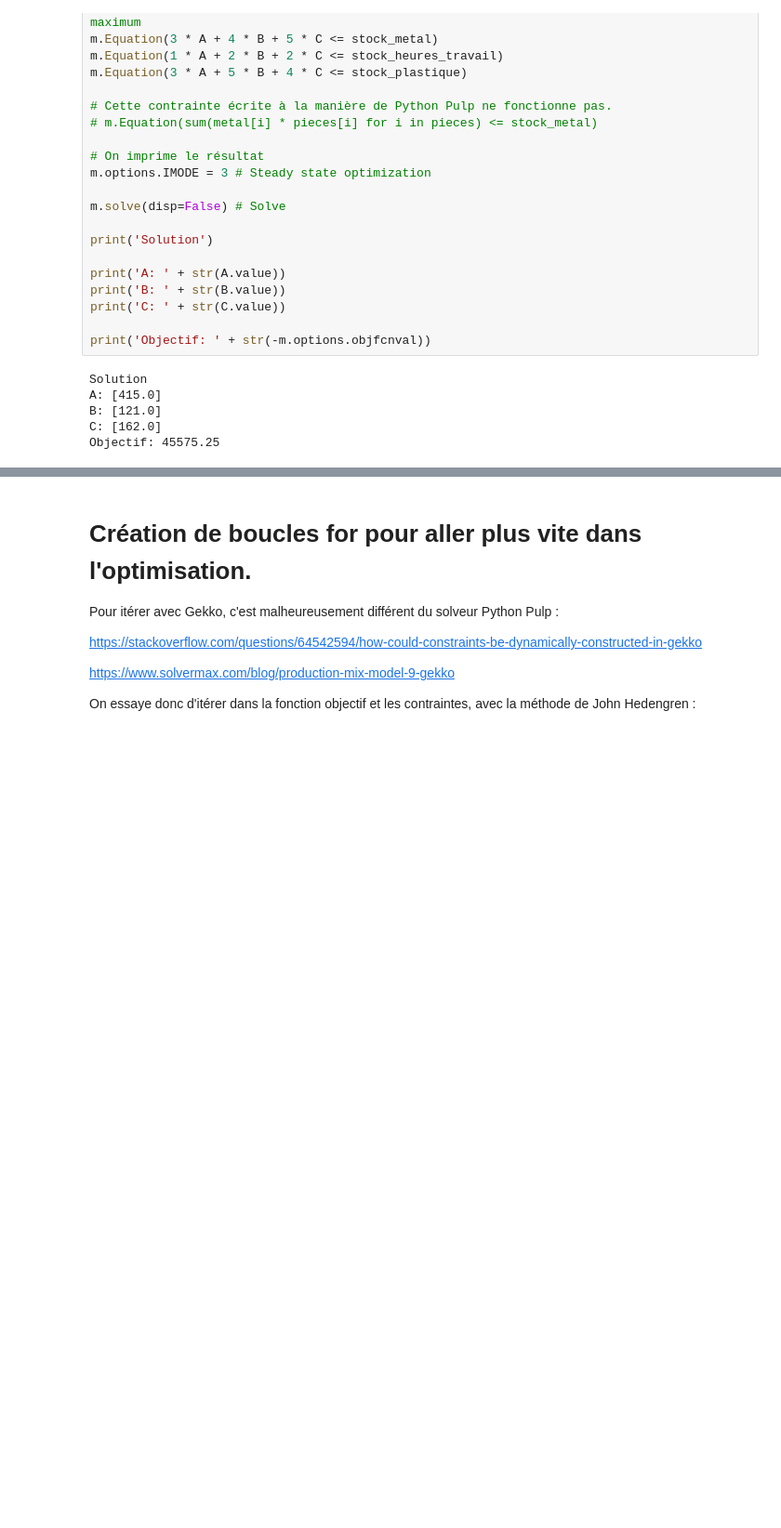
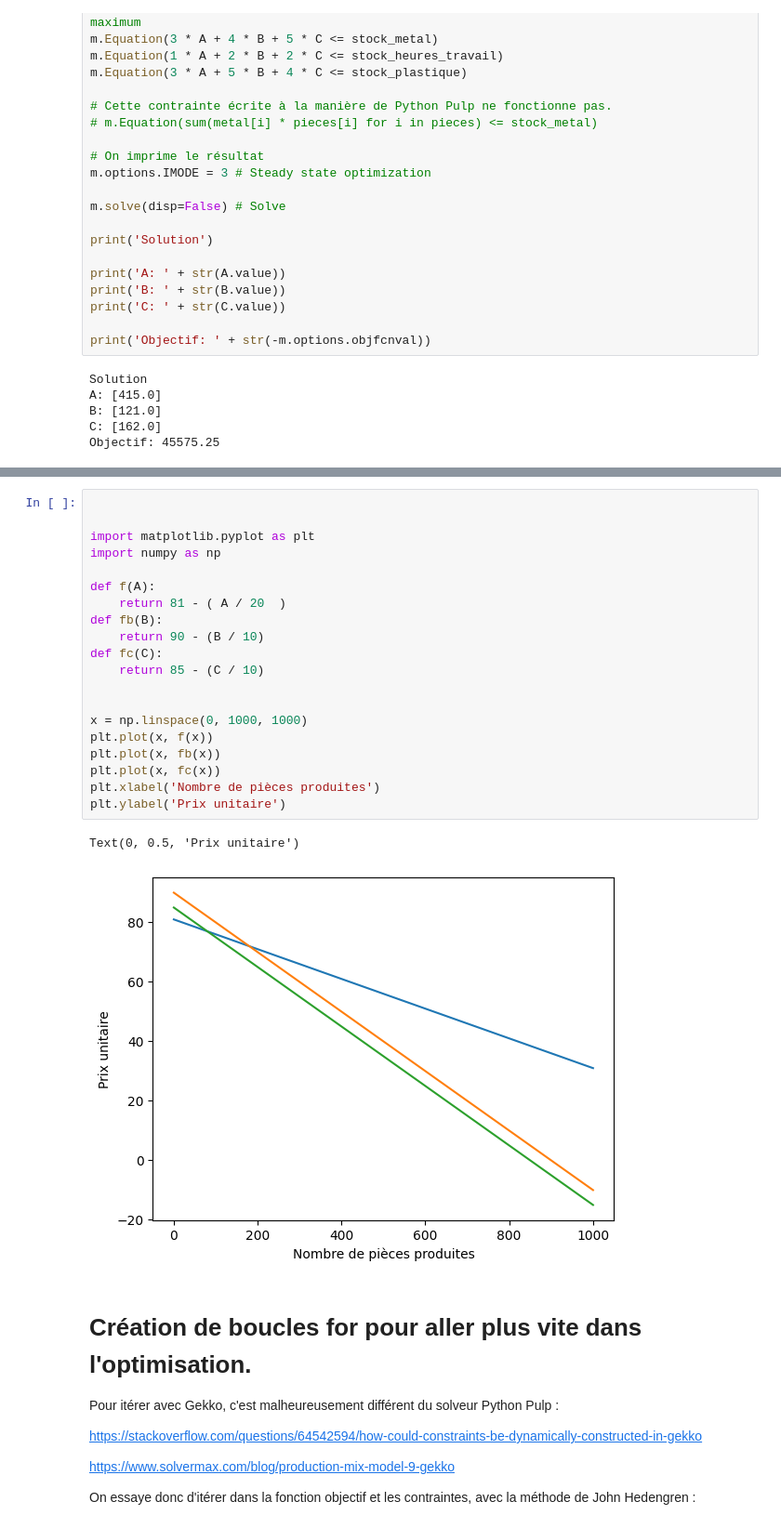
Before and after one commit to estellederrien/python-data-science, a Jupyter notebook: 01. Recherche opérationnelle (Operations research - Management science)/02. Non linéaire/02. PRODUITS MIXES/PYTHON/02. Produits mix avec contraintes et condition.ipynb, the cells around one changed output, grey strips where cells are left out. Shown at 93% size. Cells and saved outputs as stored; diff of their text form; blank space fills up the shorter version.

```diff
--- a/01. Recherche opérationnelle (Operations research - Management science)/02. Non linéaire/02. PRODUITS MIXES/PYTHON/02. Produits mix avec contraintes et condition.ipynb
+++ b/01. Recherche opérationnelle (Operations research - Management science)/02. Non linéaire/02. PRODUITS MIXES/PYTHON/02. Produits mix avec contraintes et condition.ipynb
@@ -149,3 +155,26 @@ Objectif: 45575.25
+# %%
+
+
+import matplotlib.pyplot as plt
+import numpy as np
+
+def f(A):
+    return 81 - ( A / 20  )
+def fb(B):
+    return 90 - (B / 10)
+def fc(C):
+    return 85 - (C / 10)
+
+
+x = np.linspace(0, 1000, 1000)
+plt.plot(x, f(x))
+plt.plot(x, fb(x))
+plt.plot(x, fc(x))
+plt.xlabel('Nombre de pièces produites')
+plt.ylabel('Prix unitaire')
+# %% [output]
+Text(0, 0.5, 'Prix unitaire')
+[figure, added]
 # %% [markdown]
 # Création de boucles for pour aller plus vite dans l'optimisation.
 
```
Also changed, not shown: parts of 3 cells of this notebook.
